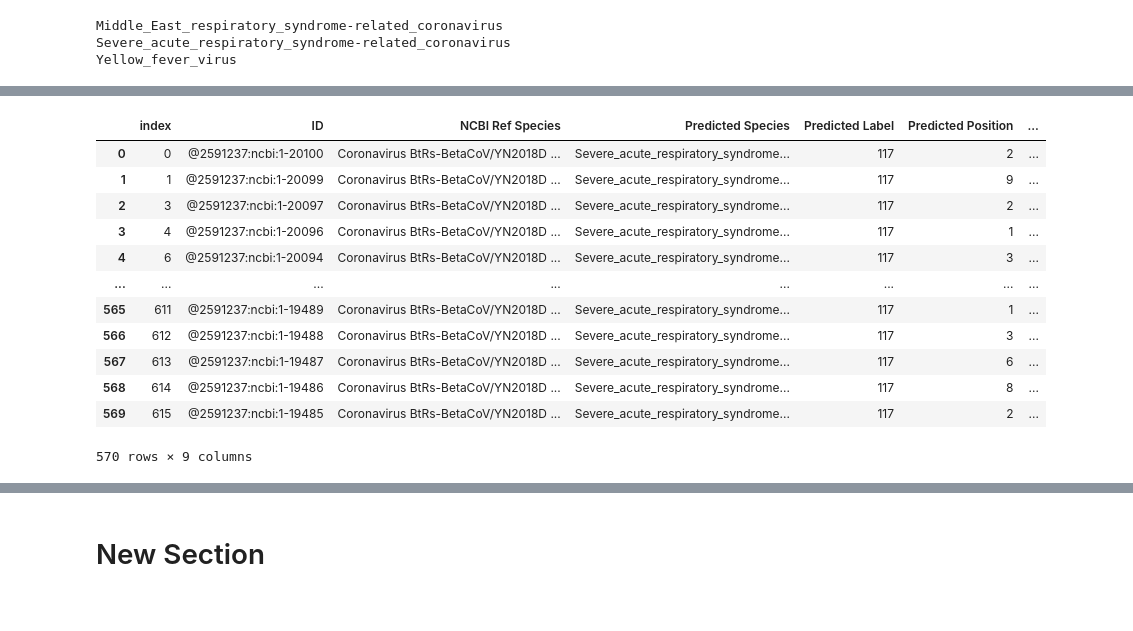
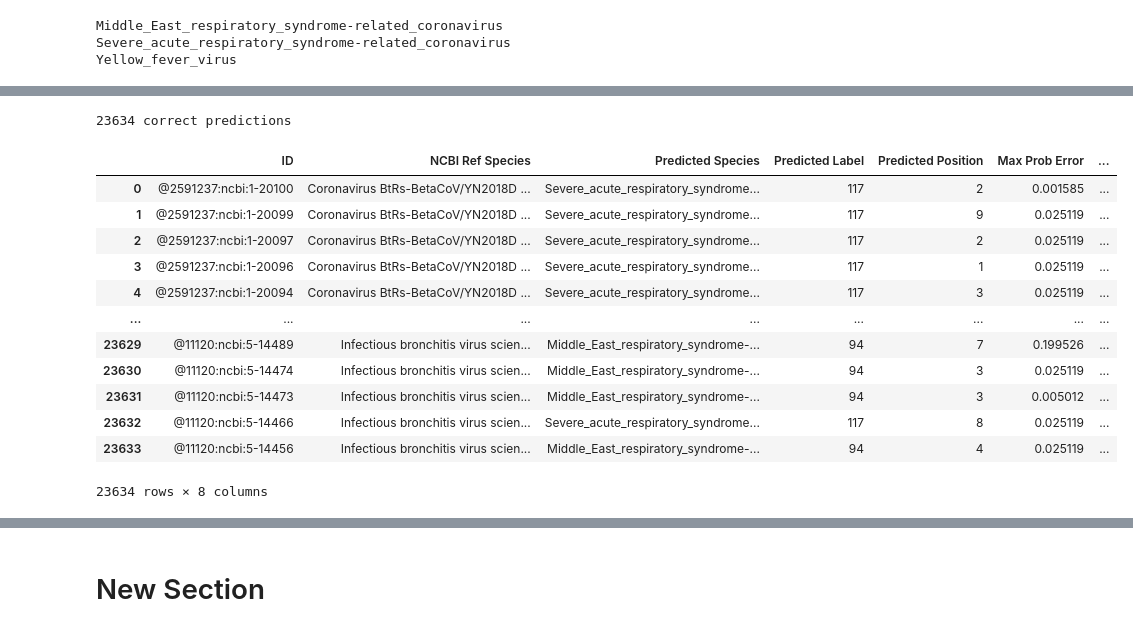
Before and after one commit to vtecftwy/metagentools, a Jupyter notebook: nbs/cnn_virus/ref_3.1_infer_k-mer_simple_fq.ipynb, the cells around one changed output, grey strips where cells are left out. Drawn from its saved outputs; the diff is of its cells as text; code cells hidden in the pictures.

```diff
--- a/nbs/cnn_virus/ref_3.1_infer_k-mer_simple_fq.ipynb
+++ b/nbs/cnn_virus/ref_3.1_infer_k-mer_simple_fq.ipynb
@@ -208,17 +205,20 @@ df.loc[:, coi]
 # %%
-df.loc[df.loc[:, 'Predicted Label'].isin([94, 117]), coi].reset_index()
+correct = df.loc[df.loc[:, 'Predicted Label'].isin([94, 117]), :].reset_index()
+print(f"{correct.shape[0]} correct predictions")
+correct.loc[:, coi]
 # %% [output]
+23634 correct predictions
-|  | index | ID | NCBI Ref Species | Predicted Species | Predicted Label | Predicted Position | ... |
-| 0 | 0 | @2591237:ncbi:1-20100 | Coronavirus BtRs-BetaCoV/YN2018D ... | Severe_acute_respiratory_syndrome... | 117 | 2 | ... |
-| 1 | 1 | @2591237:ncbi:1-20099 | Coronavirus BtRs-BetaCoV/YN2018D ... | Severe_acute_respiratory_syndrome... | 117 | 9 | ... |
-| 2 | 3 | @2591237:ncbi:1-20097 | Coronavirus BtRs-BetaCoV/YN2018D ... | Severe_acute_respiratory_syndrome... | 117 | 2 | ... |
-| 3 | 4 | @2591237:ncbi:1-20096 | Coronavirus BtRs-BetaCoV/YN2018D ... | Severe_acute_respiratory_syndrome... | 117 | 1 | ... |
-| 4 | 6 | @2591237:ncbi:1-20094 | Coronavirus BtRs-BetaCoV/YN2018D ... | Severe_acute_respiratory_syndrome... | 117 | 3 | ... |
+|  | ID | NCBI Ref Species | Predicted Species | Predicted Label | Predicted Position | Max Prob Error | ... |
+| 0 | @2591237:ncbi:1-20100 | Coronavirus BtRs-BetaCoV/YN2018D ... | Severe_acute_respiratory_syndrome... | 117 | 2 | 0.001585 | ... |
+| 1 | @2591237:ncbi:1-20099 | Coronavirus BtRs-BetaCoV/YN2018D ... | Severe_acute_respiratory_syndrome... | 117 | 9 | 0.025119 | ... |
+| 2 | @2591237:ncbi:1-20097 | Coronavirus BtRs-BetaCoV/YN2018D ... | Severe_acute_respiratory_syndrome... | 117 | 2 | 0.025119 | ... |
+| 3 | @2591237:ncbi:1-20096 | Coronavirus BtRs-BetaCoV/YN2018D ... | Severe_acute_respiratory_syndrome... | 117 | 1 | 0.025119 | ... |
+| 4 | @2591237:ncbi:1-20094 | Coronavirus BtRs-BetaCoV/YN2018D ... | Severe_acute_respiratory_syndrome... | 117 | 3 | 0.025119 | ... |
 | ... | ... | ... | ... | ... | ... | ... | ... |
-| 565 | 611 | @2591237:ncbi:1-19489 | Coronavirus BtRs-BetaCoV/YN2018D ... | Severe_acute_respiratory_syndrome... | 117 | 1 | ... |
-| 566 | 612 | @2591237:ncbi:1-19488 | Coronavirus BtRs-BetaCoV/YN2018D ... | Severe_acute_respiratory_syndrome... | 117 | 3 | ... |
-| 567 | 613 | @2591237:ncbi:1-19487 | Coronavirus BtRs-BetaCoV/YN2018D ... | Severe_acute_respiratory_syndrome... | 117 | 6 | ... |
-| 568 | 614 | @2591237:ncbi:1-19486 | Coronavirus BtRs-BetaCoV/YN2018D ... | Severe_acute_respiratory_syndrome... | 117 | 8 | ... |
-| 569 | 615 | @2591237:ncbi:1-19485 | Coronavirus BtRs-BetaCoV/YN2018D ... | Severe_acute_respiratory_syndrome... | 117 | 2 | ... |
+| 23629 | @11120:ncbi:5-14489 | Infectious bronchitis virus scien... | Middle_East_respiratory_syndrome-... | 94 | 7 | 0.199526 | ... |
+| 23630 | @11120:ncbi:5-14474 | Infectious bronchitis virus scien... | Middle_East_respiratory_syndrome-... | 94 | 3 | 0.025119 | ... |
+| 23631 | @11120:ncbi:5-14473 | Infectious bronchitis virus scien... | Middle_East_respiratory_syndrome-... | 94 | 3 | 0.005012 | ... |
+| 23632 | @11120:ncbi:5-14466 | Infectious bronchitis virus scien... | Severe_acute_respiratory_syndrome... | 117 | 8 | 0.025119 | ... |
+| 23633 | @11120:ncbi:5-14456 | Infectious bronchitis virus scien... | Middle_East_respiratory_syndrome-... | 94 | 4 | 0.025119 | ... |
-570 rows × 9 columns
+23634 rows × 8 columns
 # %%
```
Also changed, not shown: parts of 8 cells of this notebook, 12 other files.
